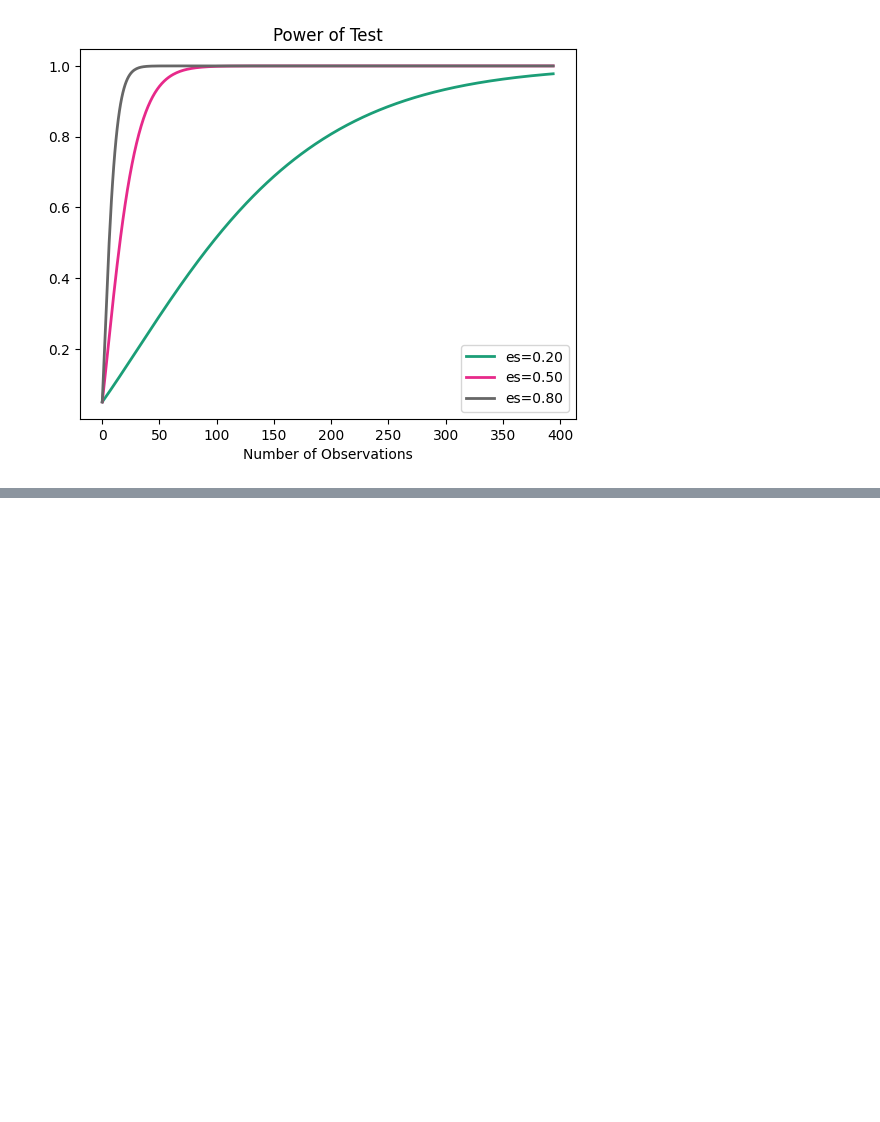
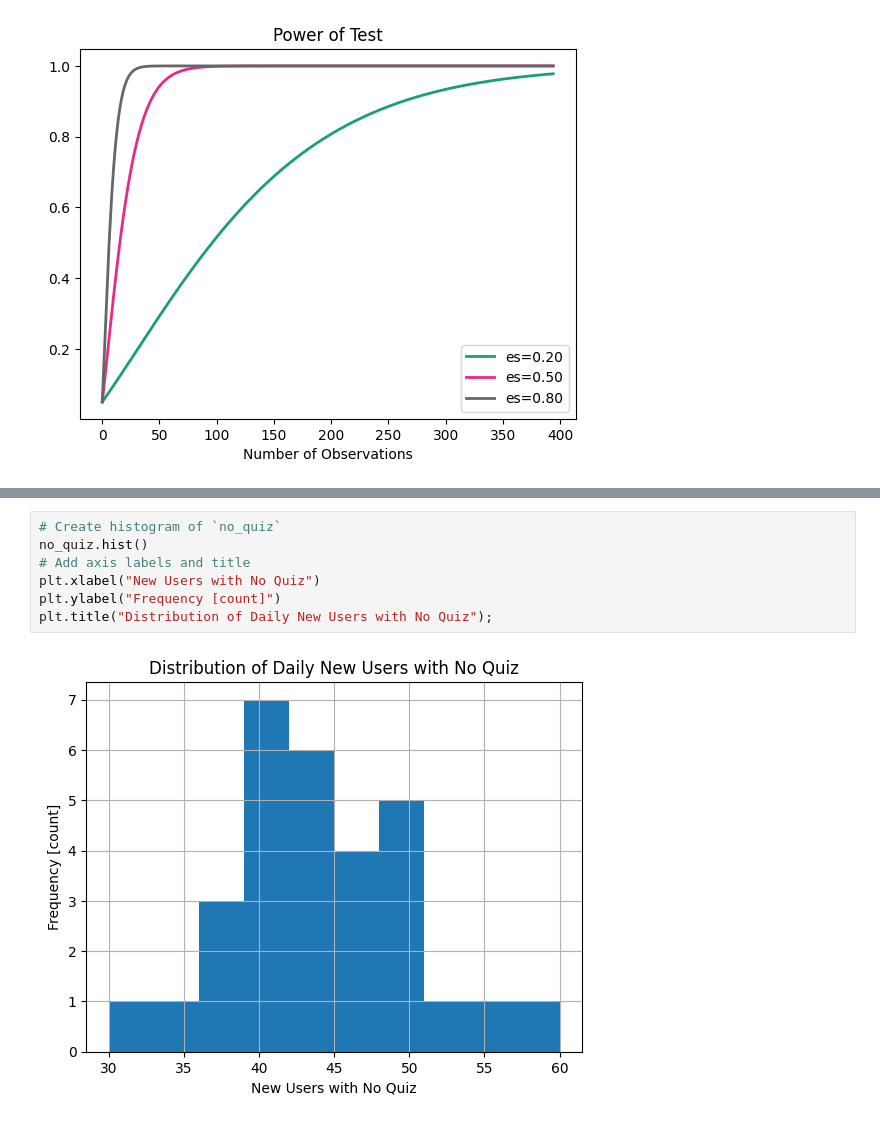
Before and after one commit to programmer-shark/hypothesis-testing, a Jupyter notebook: 073-chi-square-test.ipynb, the cells around one changed output, grey strips where cells are left out. Cells and saved outputs as stored; diff of their text form; blank space fills up the shorter version.

```diff
--- a/073-chi-square-test.ipynb
+++ b/073-chi-square-test.ipynb
@@ -56,0 +110,9 @@ chi_square_power.plot_power(
+# %%
+# Create histogram of `no_quiz`
+no_quiz.hist()
+# Add axis labels and title
+plt.xlabel("New Users with No Quiz")
+plt.ylabel("Frequency [count]")
+plt.title("Distribution of Daily New Users with No Quiz");
+# %% [output]
+[figure, added]
```
Also changed, not shown: parts of 4 cells of this notebook.
